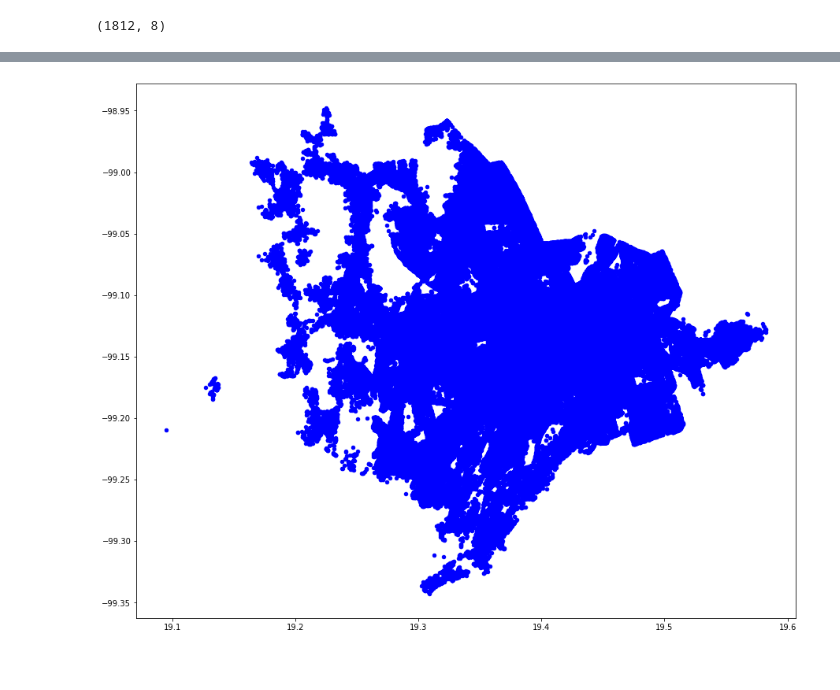
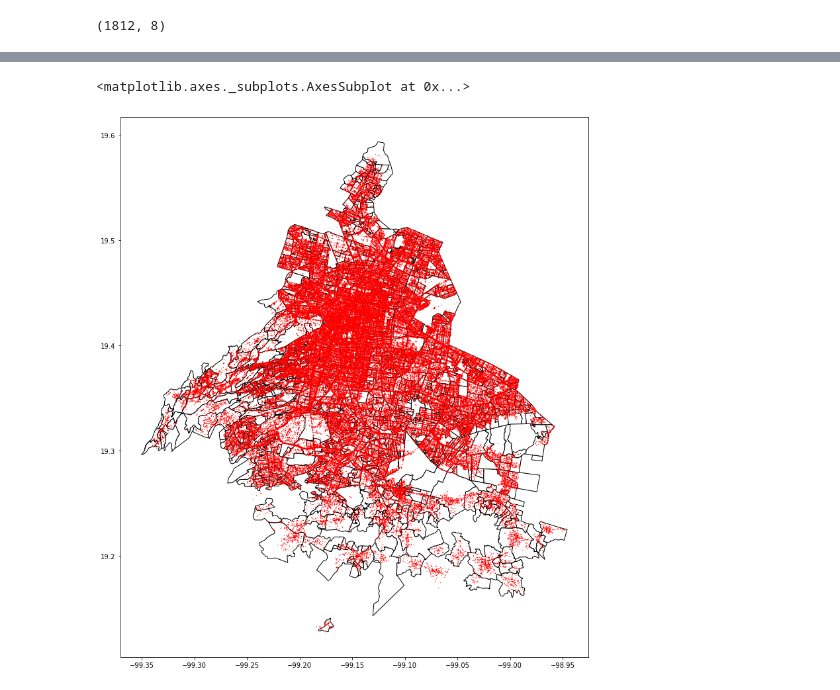
Before and after one commit to prope-2020-gh-classroom/practica-final-por-equipos-verano-2020-itam-patyua, a Jupyter notebook: Mapita.ipynb, the cells around one changed output, grey strips where cells are left out. Cells and saved outputs as stored; diff of their text form; code cells hidden in the pictures.

```diff
--- a/Mapita.ipynb
+++ b/Mapita.ipynb
@@ -30,7 +30,7 @@ type(coord)
 # %% [output]
 pandas.core.frame.DataFrame
 # %%
-points= gdf(coord, geometry=gpd.points_from_xy(coord.x, coord.y))
+points= gdf(coord, geometry=gpd.points_from_xy(coord.y, coord.x))
 # %%
 points [:3]
 # %% [output]
@@ -109,7 +129,7 @@ colonias.shape
 # %%
 fig, ax = plt.subplots(figsize = (15,15))
-points[points["ao_inicio"]==2016].plot(ax=ax, markersize=20, color="blue", marker="o", label="2016")
-points[points["ao_inicio"]==2019].plot(ax=ax, markersize=20, color="blue", marker="o", label="2019")
-plt.show()
+colonias.plot(ax=ax,color='white', edgecolor='black')
+points[points["ao_inicio"]==2019].plot(ax=ax, markersize=.1, color="red", marker="o", label="2019")
 # %% [output]
+<matplotlib.axes._subplots.AxesSubplot at 0x...>
-[figure, old version]
+[figure, new version]
```
Also changed, not shown: parts of 6 cells of this notebook.
